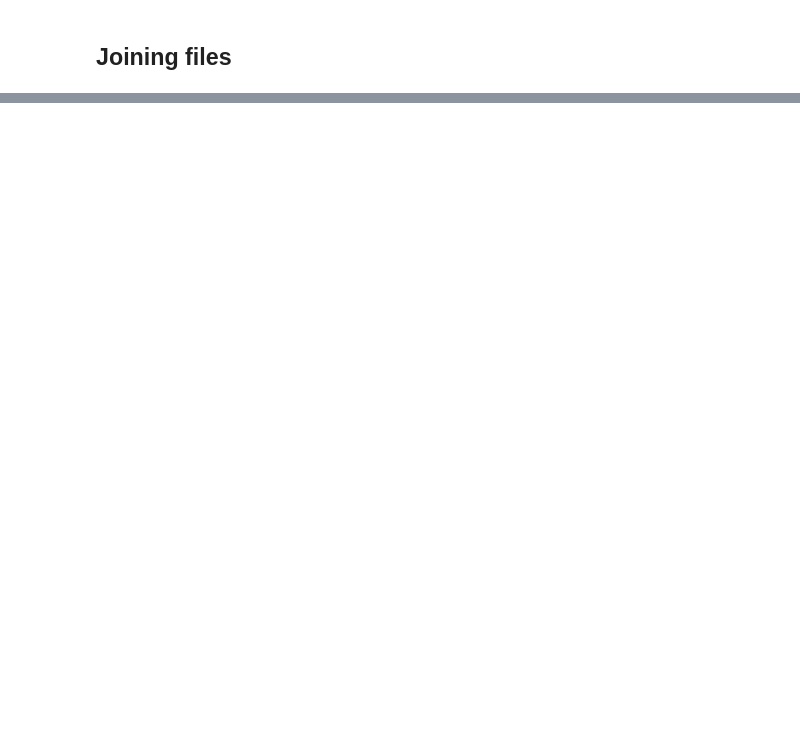
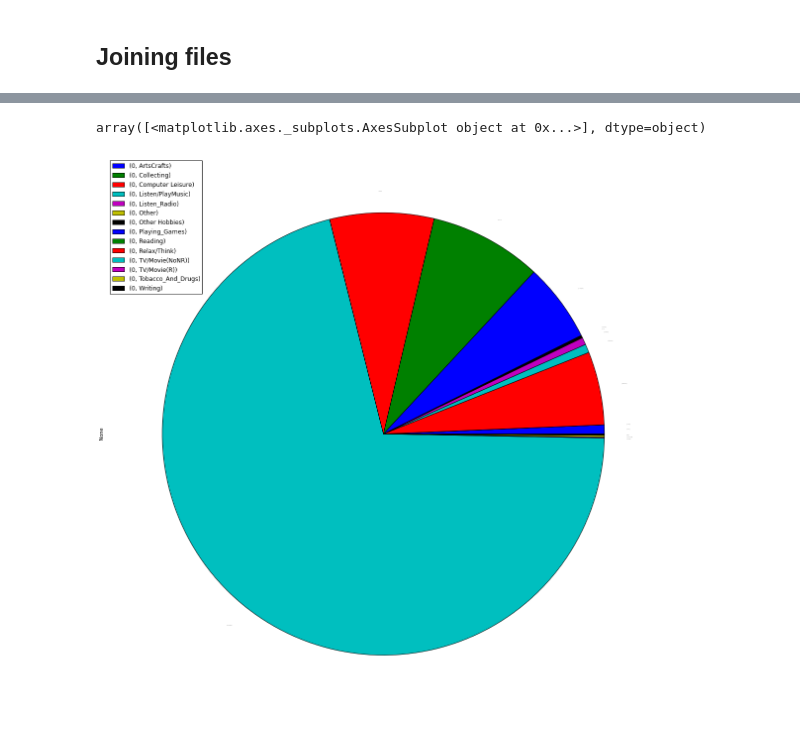
Before and after one commit to tiy-gvl-python/atus-analysis, a Jupyter notebook: Starting Point.ipynb, the cells around one changed output, grey strips where cells are left out. Cells and saved outputs as stored; diff of their text form; code cells hidden in the pictures; blank space fills up the shorter version.

```diff
--- a/Starting Point.ipynb
+++ b/Starting Point.ipynb
@@ -290,0 +149,10 @@ KeyError: "['tt120303'] not in index"
+# %%
+fun = summary[activity_columns(summary, '1203')]
+d = {"Relax/Think" :average_minutes(summary, '120301'), "Tobacco_And_Drugs" :average_minutes(summary, '120302'), "TV/Movie(NoNR)": average_minutes(summary, '120303'), "TV/Movie(R)": average_minutes(summary, '120304'), "Listen_Radio": average_minutes(summary, '120305'), "Listen/PlayMusic": average_minutes(summary, '120306'),"Playing_Games": average_minutes(summary, '120307'),"Computer Leisure": average_minutes(summary, '120308'),"ArtsCrafts": average_minutes(summary, '120309'),"Collecting": average_minutes(summary, '120310'),"Other Hobbies": average_minutes(summary, '120311'),"Reading": average_minutes(summary, '120312'),"Writing": average_minutes(summary, '120313'),"Other": average_minutes(summary, '120399')}
+fullfun = pd.DataFrame(d, range(1))
+#fullfun.plot(kind='pie', subplots=True, figsize=(90, 10))
+stackfull = fullfun.stack()
+stackfull.plot("pie",  subplots=True, figsize=(20, 20), fontsize=.0001, legend=True)
+# %% [output]
+array([<matplotlib.axes._subplots.AxesSubplot object at 0x...>], dtype=object)
+[figure, added]
```
Also changed, not shown: parts of 28 cells of this notebook.
